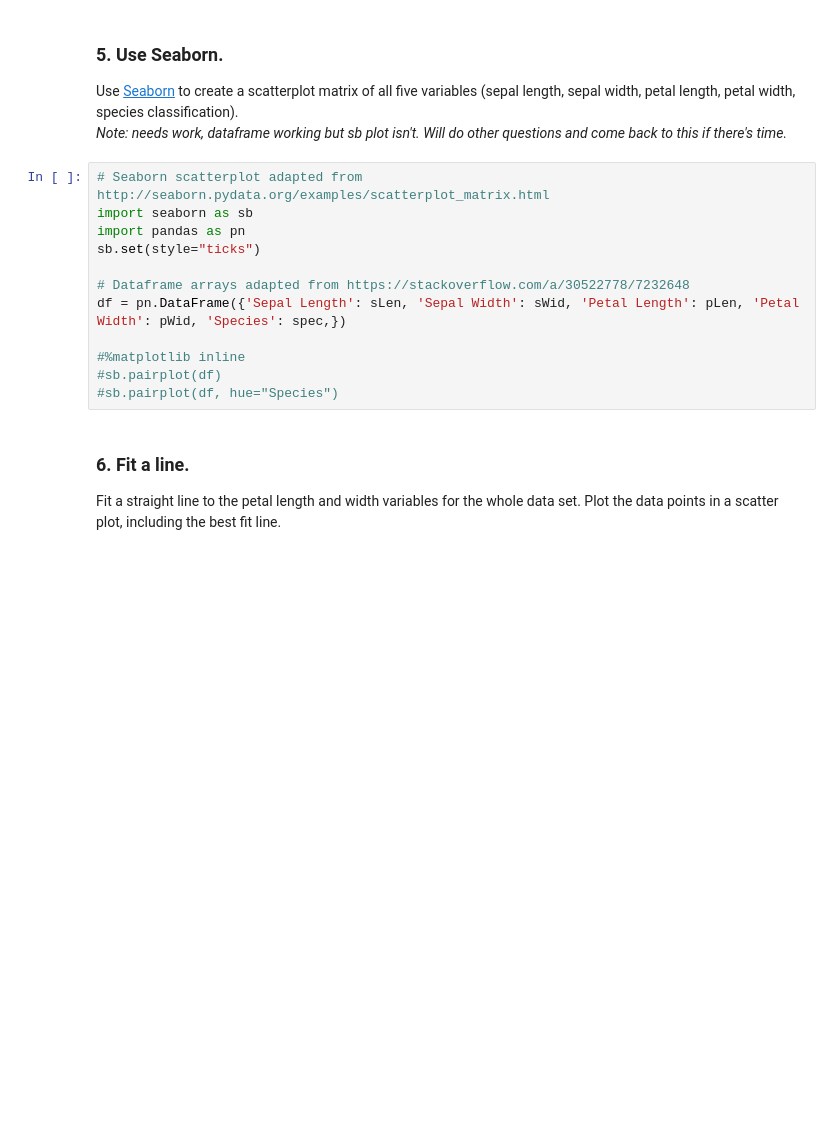
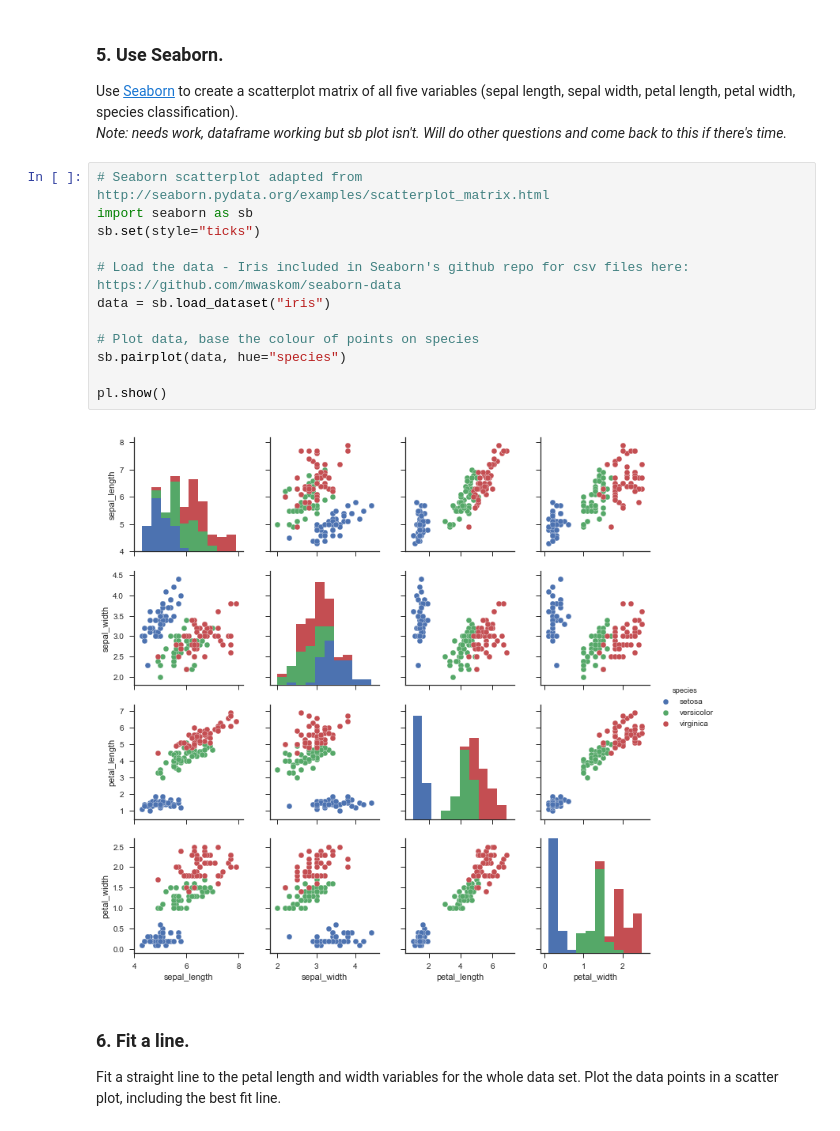
Before and after one commit to rebeccabernie/Iris-JPN, a Jupyter notebook: IrisData.ipynb, the cells around one changed output. Saved outputs shown, nothing was run; the diff lists cells and outputs as text; blank space fills up the shorter version.

Commit message:
Seaborn working

```diff
--- a/IrisData.ipynb
+++ b/IrisData.ipynb
@@ -73,18 +73,20 @@ pl.show()
 ### 5. Use Seaborn.
 Use [Seaborn](http://seaborn.pydata.org/index.html) to create a scatterplot matrix of all five variables (sepal length, sepal width, petal length, petal width, species classification).
 *Note: needs work, dataframe working but sb plot isn't. Will do other questions and come back to this if there's time.*
-# %%
-# Seaborn scatterplot adapted from http://seaborn.pydata.org/examples/scatterplot_matrix.html
-import seaborn as sb
-import pandas as pn
-sb.set(style="ticks")
-
-# Dataframe arrays adapted from https://stackoverflow.com/a/30522778/7232648
-df = pn.DataFrame({'Sepal Length': sLen, 'Sepal Width': sWid, 'Petal Length': pLen, 'Petal Width': pWid, 'Species': spec,})
-
-#%matplotlib inline
-#sb.pairplot(df)
-#sb.pairplot(df, hue="Species")
+# %%
+# Seaborn scatterplot adapted from http://seaborn.pydata.org/examples/scatterplot_matrix.html
+import seaborn as sb
+sb.set(style="ticks")
+
+# Load the data - Iris included in Seaborn's github repo for csv files here: https://github.com/mwaskom/seaborn-data
+data = sb.load_dataset("iris")
+
+# Plot data, base the colour of points on species
+sb.pairplot(data, hue="species")
+
+pl.show()
+# %% [output]
+[figure, added]
 # %% [markdown]
 ### 6. Fit a line.
 Fit a straight line to the petal length and width variables for the whole data set. Plot the data points in a scatter plot, including the best fit line.
```
